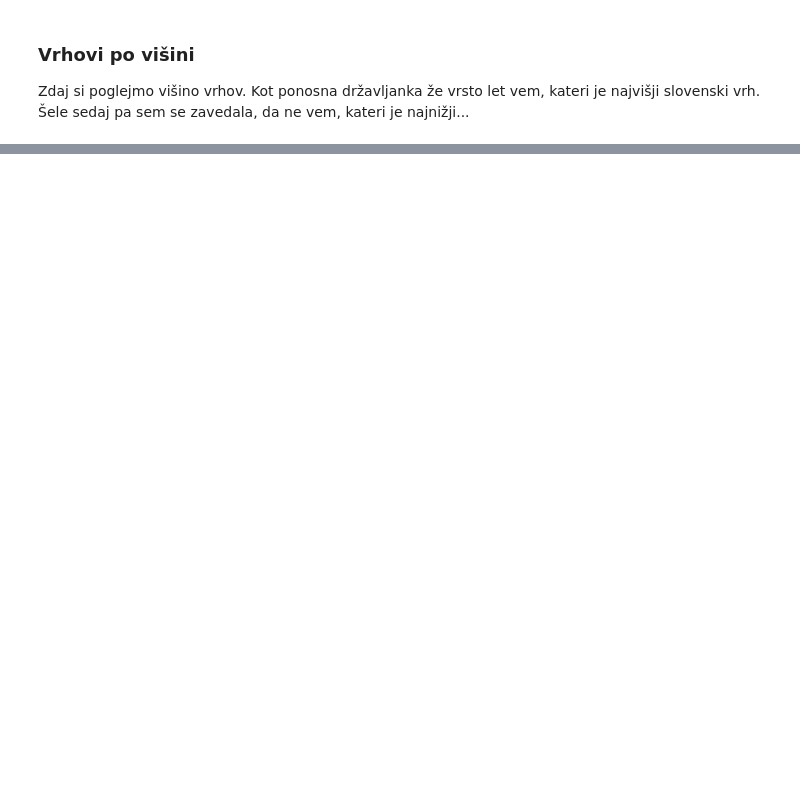
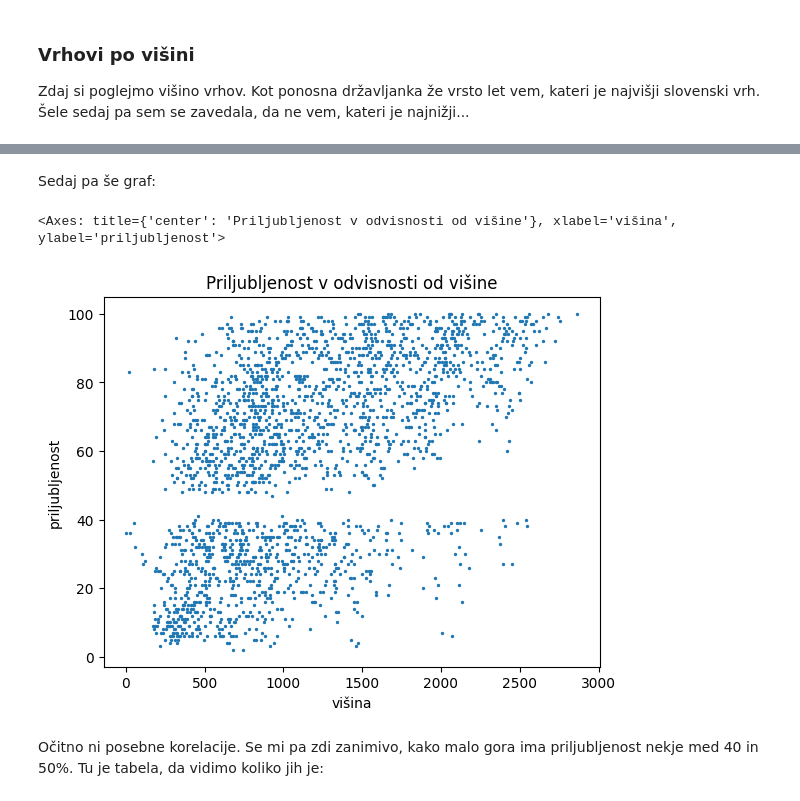
Before and after one commit to emazunter/UVP-projektna-naloga, a Jupyter notebook: analiza_podatkov.ipynb, the cells around one changed output, grey strips where cells are left out. Drawn from its saved outputs; the diff is of its cells as text; code cells hidden in the pictures; blank space fills up the shorter version.

```diff
--- a/analiza_podatkov.ipynb
+++ b/analiza_podatkov.ipynb
@@ -78,3 +88,12 @@ tabela_gora.sort_values(["priljubljenost (%)", 'višina'], ascending = False)
 | 1594 | Pohorje, Dravinjske gorice in Haloze | Sveti Lenart (Koritno) | 18 | 2 | 1 | 3 | 745 | cerkev |
 | 1603 | Pohorje, Dravinjske gorice in Haloze | Sveti Miklavž (Koritno) | 18 | 2 | 1 | 2 | 678 | cerkev |
 2264 rows × 8 columns
+# %% [markdown]
+Sedaj pa še graf:
+# %%
+gore.plot.scatter(x = 'višina', y = 'priljubljenost', title = 'Priljubljenost v odvisnosti od višine', s = 2)
+# %% [output]
+<Axes: title={'center': 'Priljubljenost v odvisnosti od višine'}, xlabel='višina', ylabel='priljubljenost'>
+[figure, added]
+# %% [markdown]
+Očitno ni posebne korelacije. Se mi pa zdi zanimivo, kako malo gora ima priljubljenost nekje med 40 in 50%. Tu je tabela, da vidimo koliko jih je:
```
Also changed, not shown: parts of 16 cells of this notebook.
